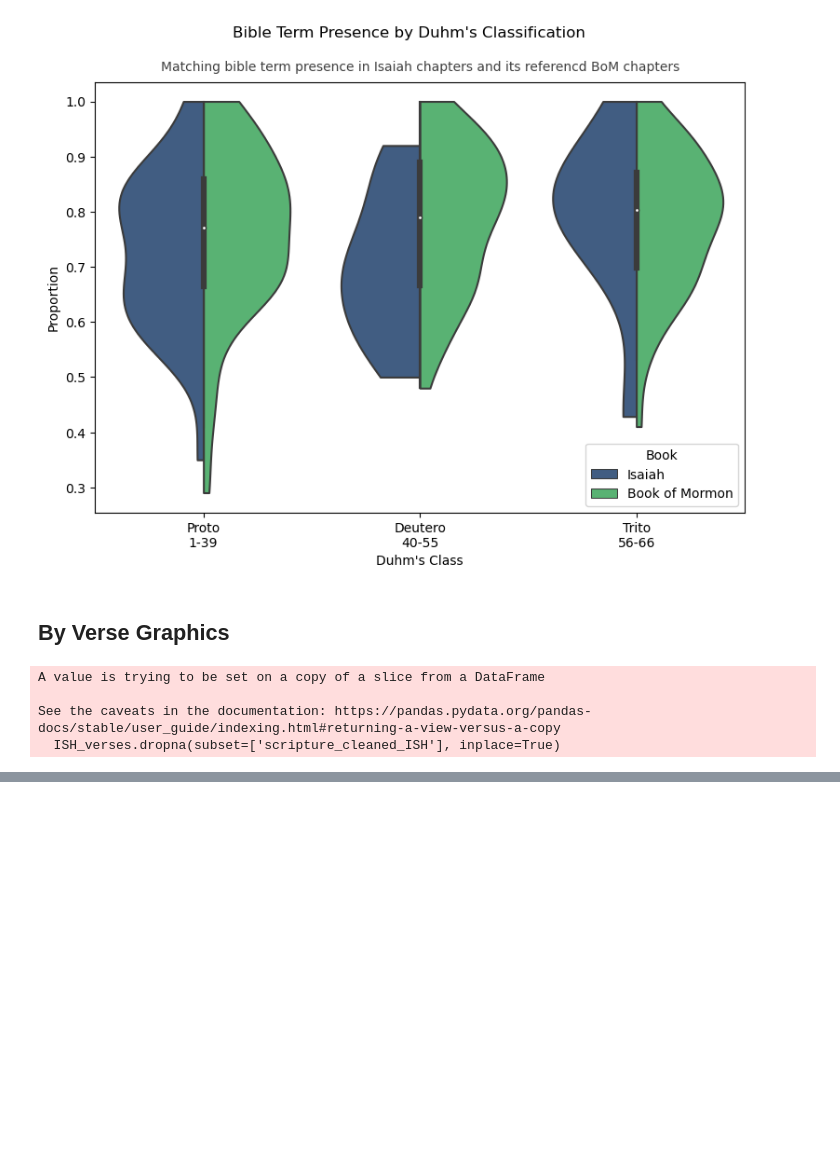
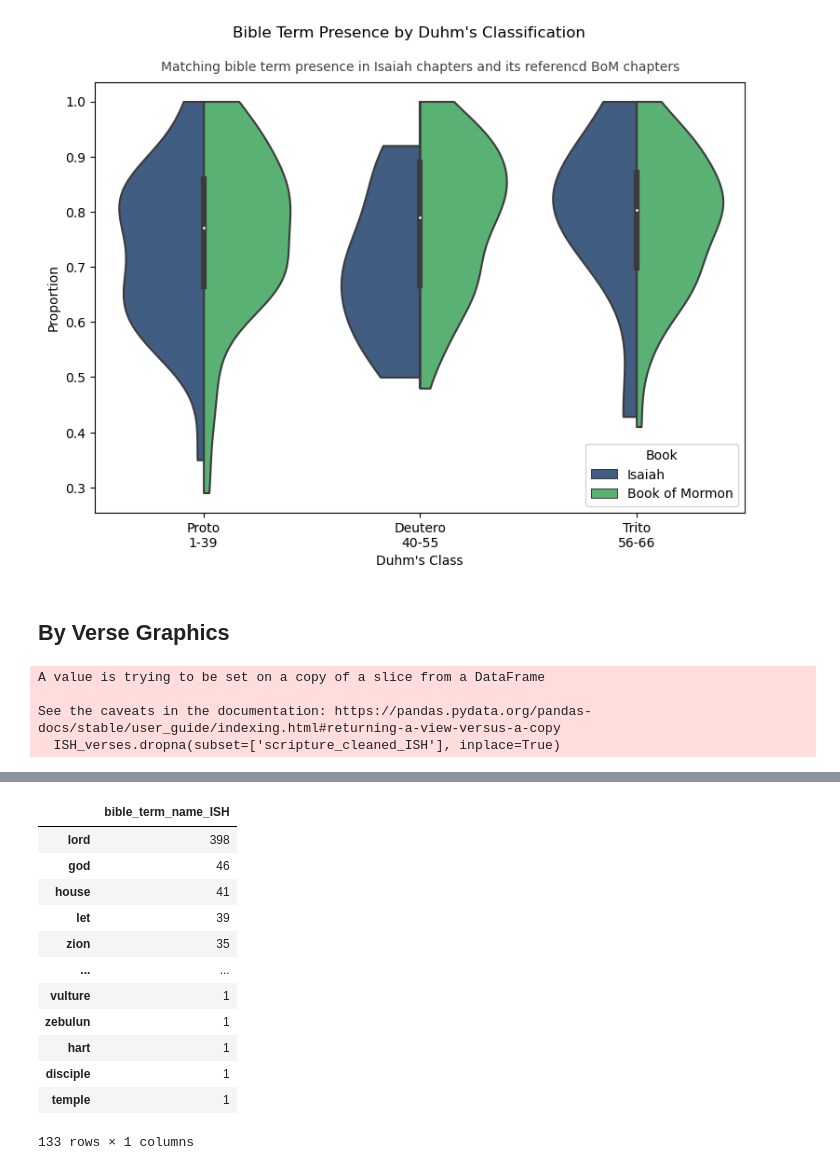
Before and after one commit to jxnpass/Isaiah-to-BoM, a Jupyter notebook: Scripts/6-visuals.ipynb, the cells around one changed output, grey strips where cells are left out. Drawn from its saved outputs; the diff is of its cells as text; code cells hidden in the pictures; blank space fills up the shorter version.

```diff
--- a/Scripts/6-visuals.ipynb
+++ b/Scripts/6-visuals.ipynb
@@ -250,0 +269,18 @@ See the caveats in the documentation: https://pandas.pydata.org/pandas-docs/stab
+# %%
+# ... and Isaiah
+
+pd.DataFrame(cr_verse['bible_term_name_ISH'].value_counts())
+# %% [output]
+|  | bible_term_name_ISH |
+| lord | 398 |
+| god | 46 |
+| house | 41 |
+| let | 39 |
+| zion | 35 |
+| ... | ... |
+| vulture | 1 |
+| zebulun | 1 |
+| hart | 1 |
+| disciple | 1 |
+| temple | 1 |
+133 rows × 1 columns
```
Also changed, not shown: parts of 3 cells of this notebook, 8 other files.
